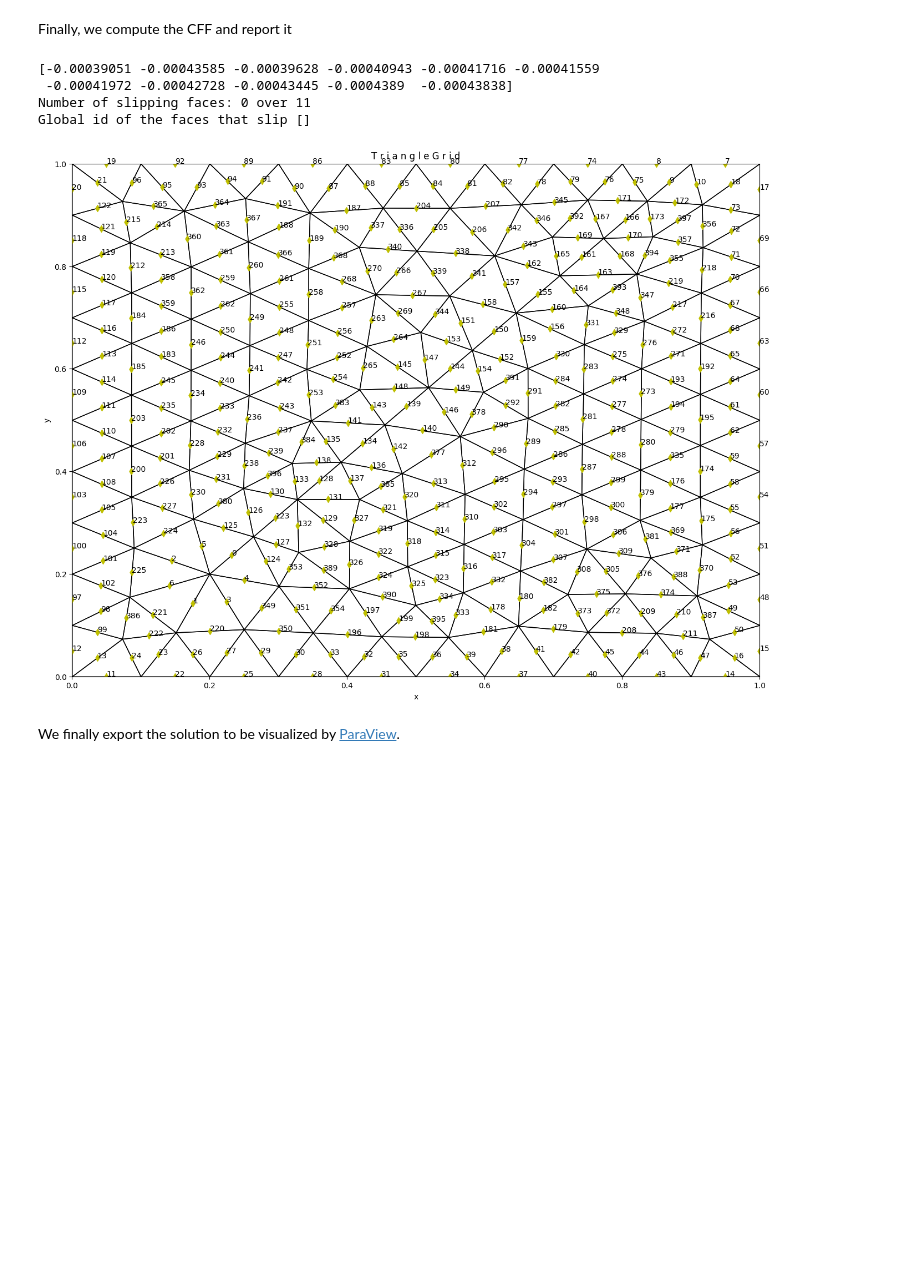
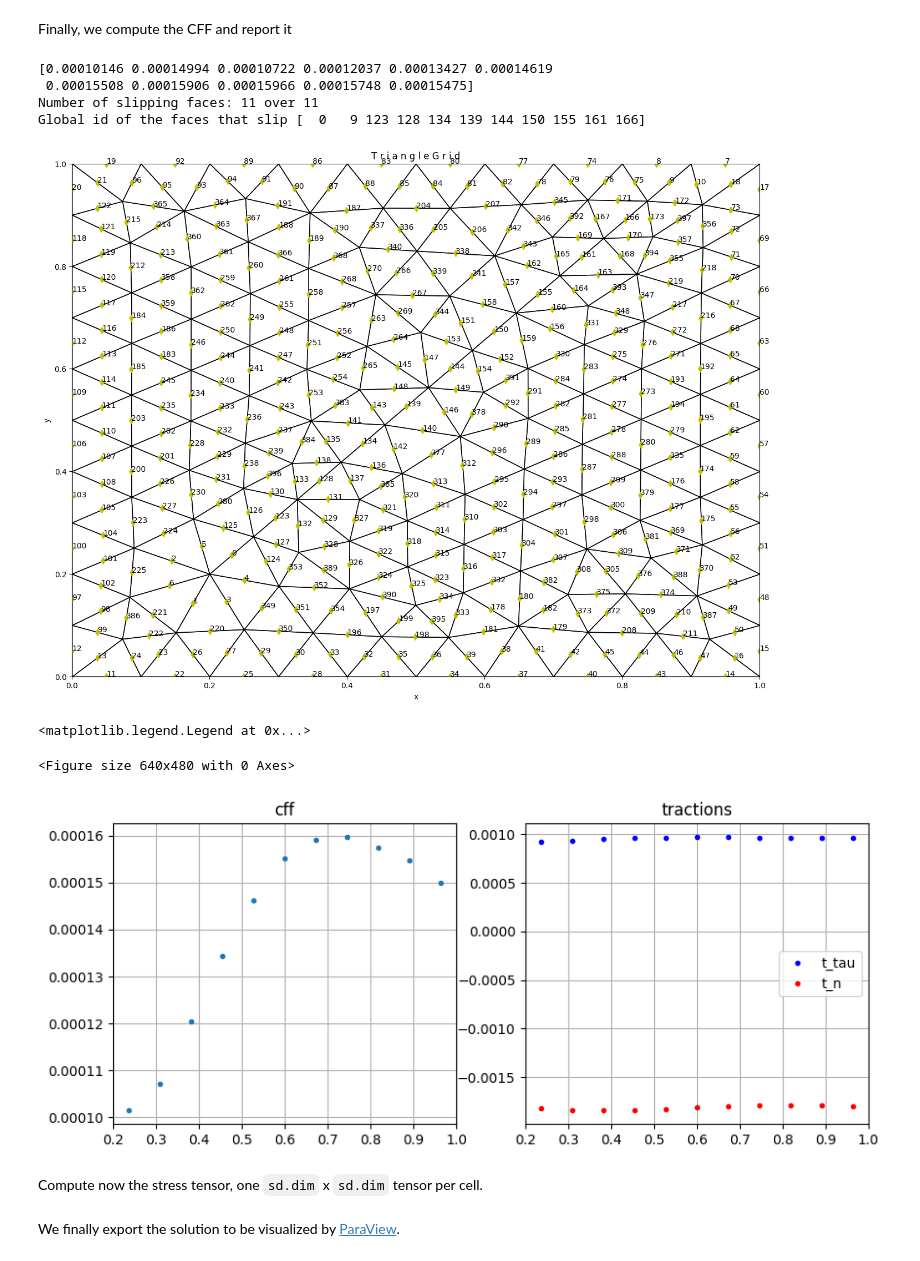
Before and after one commit to compgeo-mox/lec_compgeo, a Jupyter notebook: lab/lab11/ex1.ipynb, the cells around one changed output. Saved outputs shown, nothing was run; the diff lists cells and outputs as text; code cells hidden in the pictures; blank space fills up the shorter version.

```diff
--- a/lab/lab11/ex1.ipynb
+++ b/lab/lab11/ex1.ipynb
@@ -116,18 +118,7 @@ source = np.zeros(sd.num_cells * sd.dim)
 
 # collect all data
 param = {
-    "fourth_order_tensor": C,# collect all data
-data = {
-    pp.PARAMETERS: {
-        key: {
-            "fourth_order_tensor": C,
-            "bc_values": bc_values,
-            "bc": bound,
-            "source": source,
-        }
-    },
-    pp.DISCRETIZATION_MATRICES: {key: {}},
-}
+    "fourth_order_tensor": C,  # collect all data
     "bc_values": bc_values,
     "bc": bound,
     "source": source,
@@ -205,8 +194,30 @@ print("Number of slipping faces:", np.sum(faces_slip), "over", cff.size)
 print("Global id of the faces that slip", np.where(faces_on_frac)[0][faces_slip])
 pp.plot_grid(sd, info="f", plot_2d=True, alpha=0, fig_size=(16, 12))
 # %% [output]
-[-0.00039051 -0.00043585 -0.00039628 -0.00040943 -0.00041716 -0.00041559
- -0.00041972 -0.00042728 -0.00043445 -0.0004389  -0.00043838]
-Number of slipping faces: 0 over 11
-Global id of the faces that slip []
+[0.00010146 0.00014994 0.00010722 0.00012037 0.00013427 0.00014619
+ 0.00015508 0.00015906 0.00015966 0.00015748 0.00015475]
+Number of slipping faces: 11 over 11
+Global id of the faces that slip [  0   9 123 128 134 139 144 150 155 161 166]
 [figure]
+# %%
+yf = sd.face_centers[:, faces_on_frac][1]
+
+plt.figure()
+fig, axes = plt.subplots(1, 2, figsize=(10, 4))
+
+axes[0].plot(yf, cff, ".")
+axes[0].grid()
+axes[0].set_title("cff")
+
+axes[1].plot(yf, t_tangential, "b.", label="t_tau")
+axes[1].plot(yf, t_normal, "r.", label="t_n")
+axes[1].grid()
+axes[1].set_title("tractions")
+
+axes[1].legend()
+# %% [output]
+<matplotlib.legend.Legend at 0x...>
+<Figure size 640x480 with 0 Axes>
+[figure, added]
+# %% [markdown]
+ Compute now the stress tensor, one `sd.dim` x `sd.dim` tensor per cell.
```
Also changed, not shown: parts of 5 cells of this notebook.
